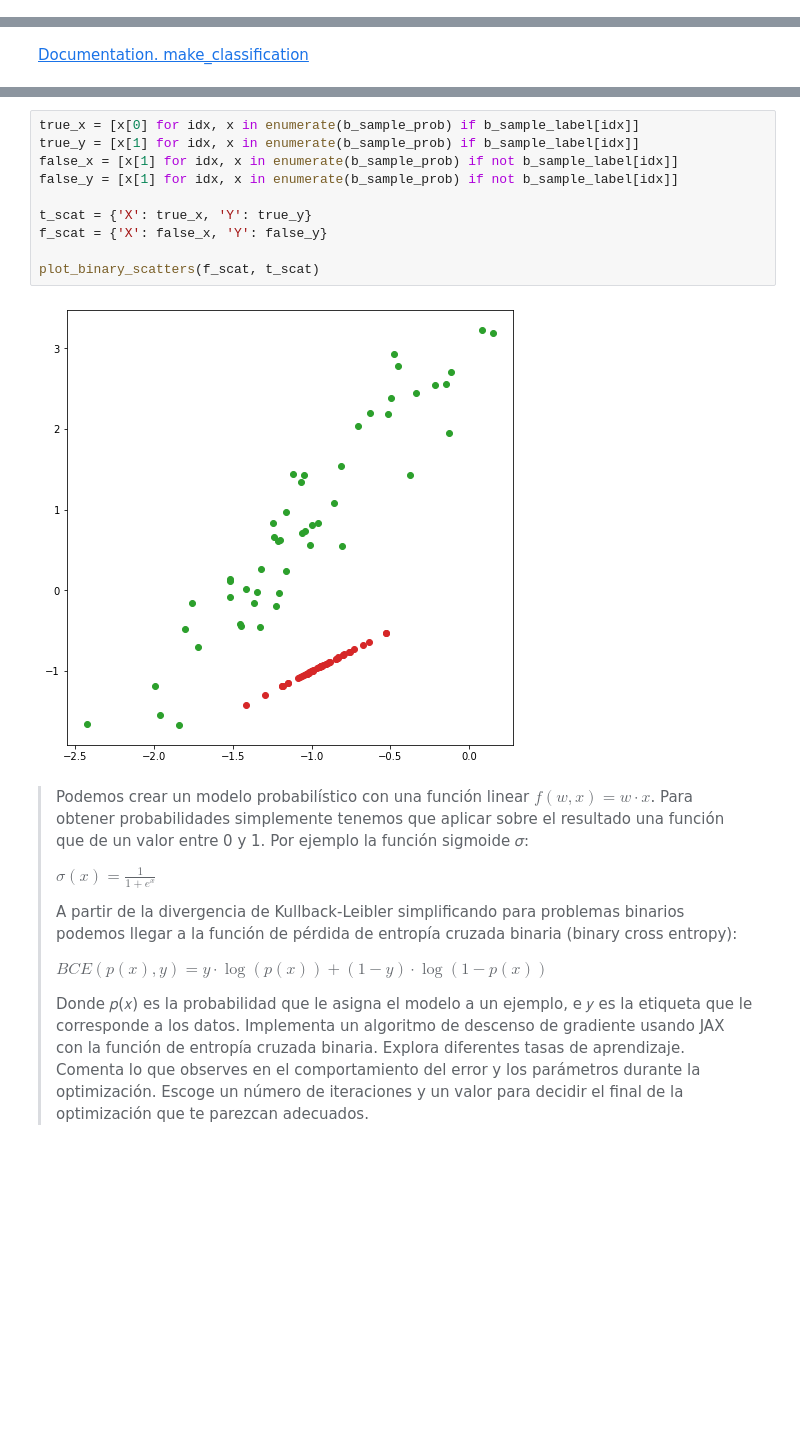
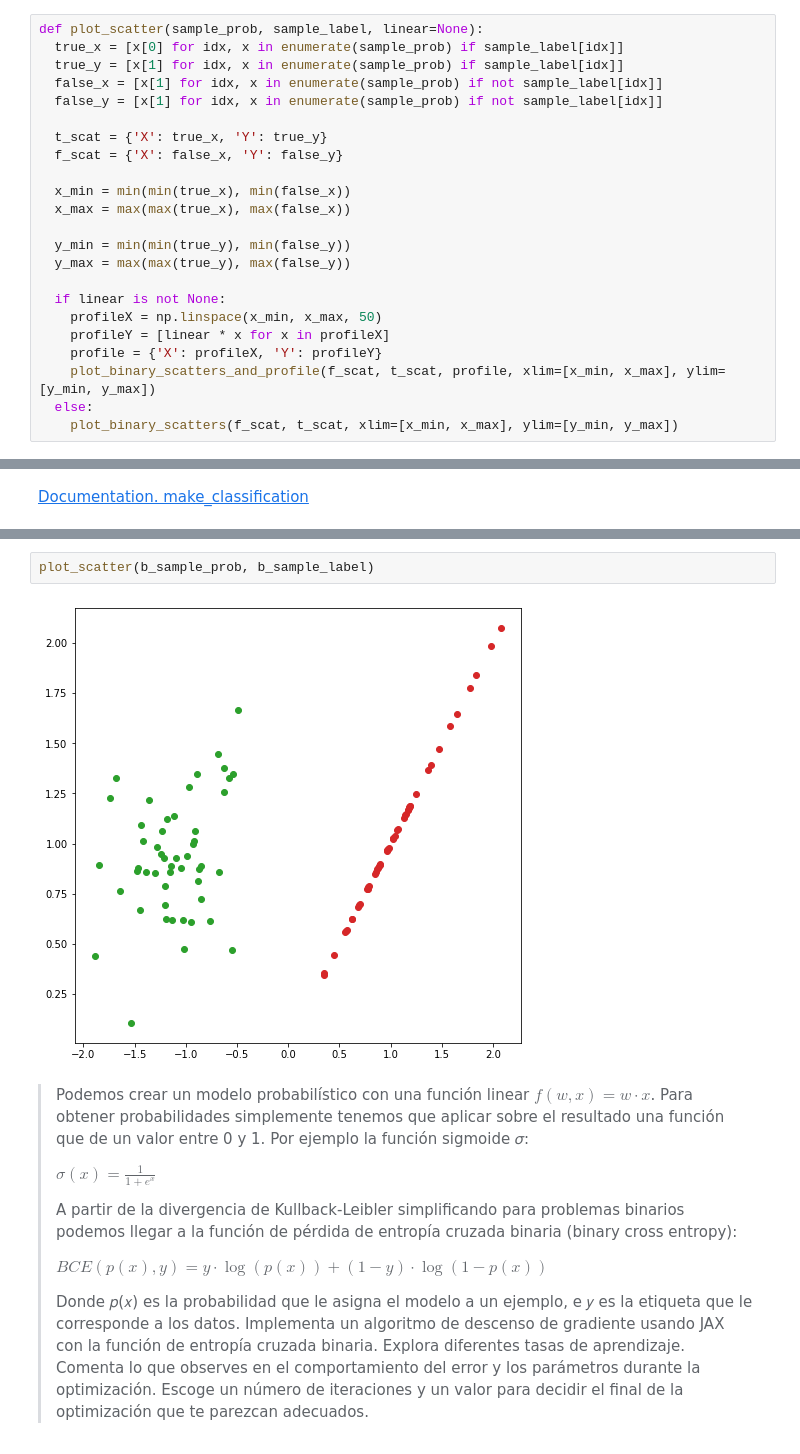
Before and after one commit to IFibla/Aprenentatge-Automatic, a Jupyter notebook: Problema 1/Individual-¿Kullback-que?/main.ipynb, the cells around one changed output, grey strips where cells are left out. Cells and saved outputs as stored; diff of their text form; blank space fills up the shorter version.

```diff
--- a/Problema 1/Individual-¿Kullback-que?/main.ipynb
+++ b/Problema 1/Individual-¿Kullback-que?/main.ipynb
@@ -110,3 +137,26 @@ a_diff_optimise_kl = lambda P: (len(P) + len(P) * np.log(len(P))) * sum(P)
+# %%
+def plot_scatter(sample_prob, sample_label, linear=None):
+  true_x = [x[0] for idx, x in enumerate(sample_prob) if sample_label[idx]]
+  true_y = [x[1] for idx, x in enumerate(sample_prob) if sample_label[idx]]
+  false_x = [x[1] for idx, x in enumerate(sample_prob) if not sample_label[idx]]
+  false_y = [x[1] for idx, x in enumerate(sample_prob) if not sample_label[idx]]
+
+  t_scat = {'X': true_x, 'Y': true_y}
+  f_scat = {'X': false_x, 'Y': false_y}
+
+  x_min = min(min(true_x), min(false_x))
+  x_max = max(max(true_x), max(false_x))
+
+  y_min = min(min(true_y), min(false_y))
+  y_max = max(max(true_y), max(false_y))
+
+  if linear is not None:
+    profileX = np.linspace(x_min, x_max, 50)
+    profileY = [linear * x for x in profileX]
+    profile = {'X': profileX, 'Y': profileY}
+    plot_binary_scatters_and_profile(f_scat, t_scat, profile, xlim=[x_min, x_max], ylim=[y_min, y_max])
+  else:
+    plot_binary_scatters(f_scat, t_scat, xlim=[x_min, x_max], ylim=[y_min, y_max])
 # %% [markdown]
 > Todo modelo de clasificación es una distribución de probabilidad sobre un conjunto de valores discretos, por lo que podemos ajustar un modelo probabilístico para clasificación haciendo que las probabilidades que obtenga para una muestra se ajusten a las de los datos. Usa la función make_classification de scikit-learn para crear un conjunto de datos de clasificación de dos dimensiones y 100 ejemplos. Tendrás dar un valor 0 al parámetro n_redundant y un valor 1 al parámetro n_clusters_per_class. Da un valor también al parámetro random_state para que los experimentos sean reproducibles. El problema que generará será de clasificación binaria.
 # %% [markdown]
@@ -125,15 +175,7 @@ b_sample_prob[:5], b_sample_label[:5]
-# %%
-true_x = [x[0] for idx, x in enumerate(b_sample_prob) if b_sample_label[idx]]
-true_y = [x[1] for idx, x in enumerate(b_sample_prob) if b_sample_label[idx]]
-false_x = [x[1] for idx, x in enumerate(b_sample_prob) if not b_sample_label[idx]]
-false_y = [x[1] for idx, x in enumerate(b_sample_prob) if not b_sample_label[idx]]
-
-t_scat = {'X': true_x, 'Y': true_y}
-f_scat = {'X': false_x, 'Y': false_y}
-
-plot_binary_scatters(f_scat, t_scat)
-# %% [output]
-[figure, removed]
+# %%
+plot_scatter(b_sample_prob, b_sample_label)
+# %% [output]
+[figure, added]
 # %% [markdown]
 > Podemos crear un modelo probabilístico con una función linear $f(w,x)=w\cdot x$. Para obtener probabilidades simplemente tenemos que aplicar sobre el resultado una función que de un valor entre 0 y 1. Por ejemplo la función sigmoide 𝜎:
 >
```
Also changed, not shown: parts of 40 cells of this notebook.
